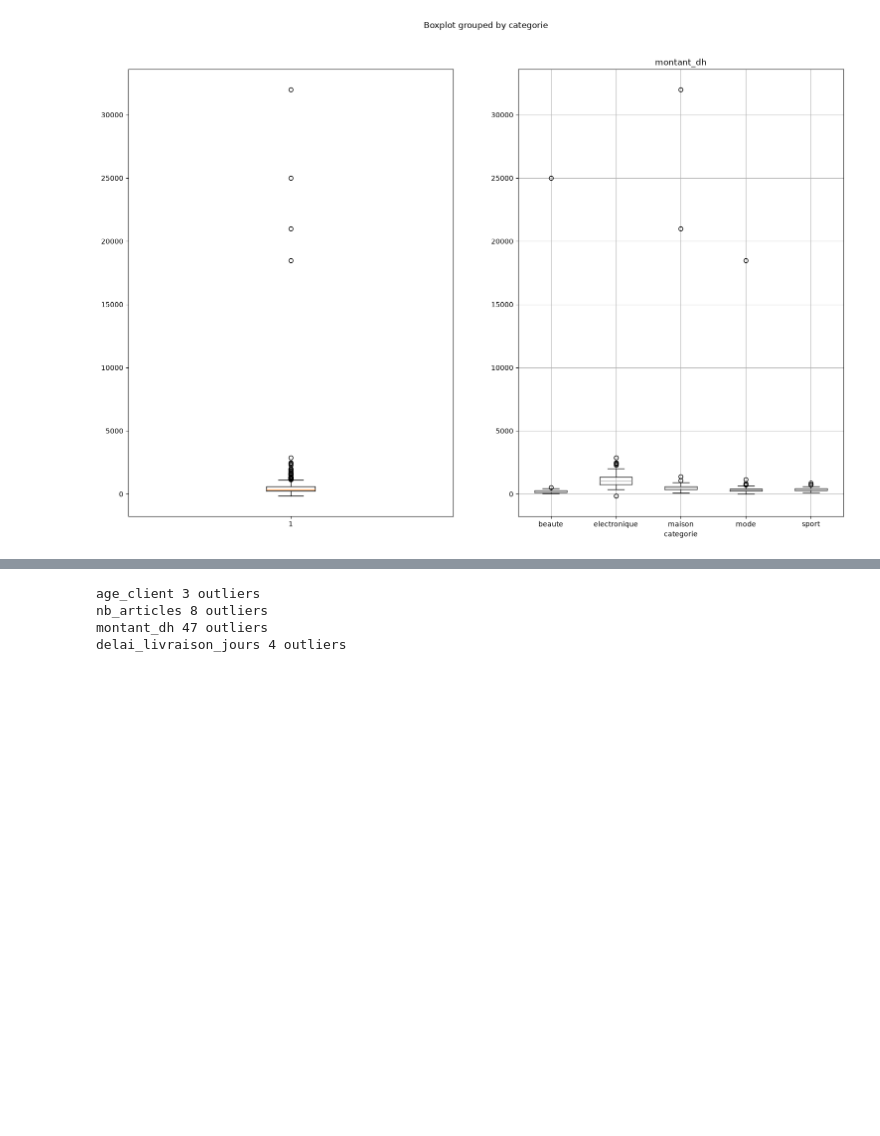
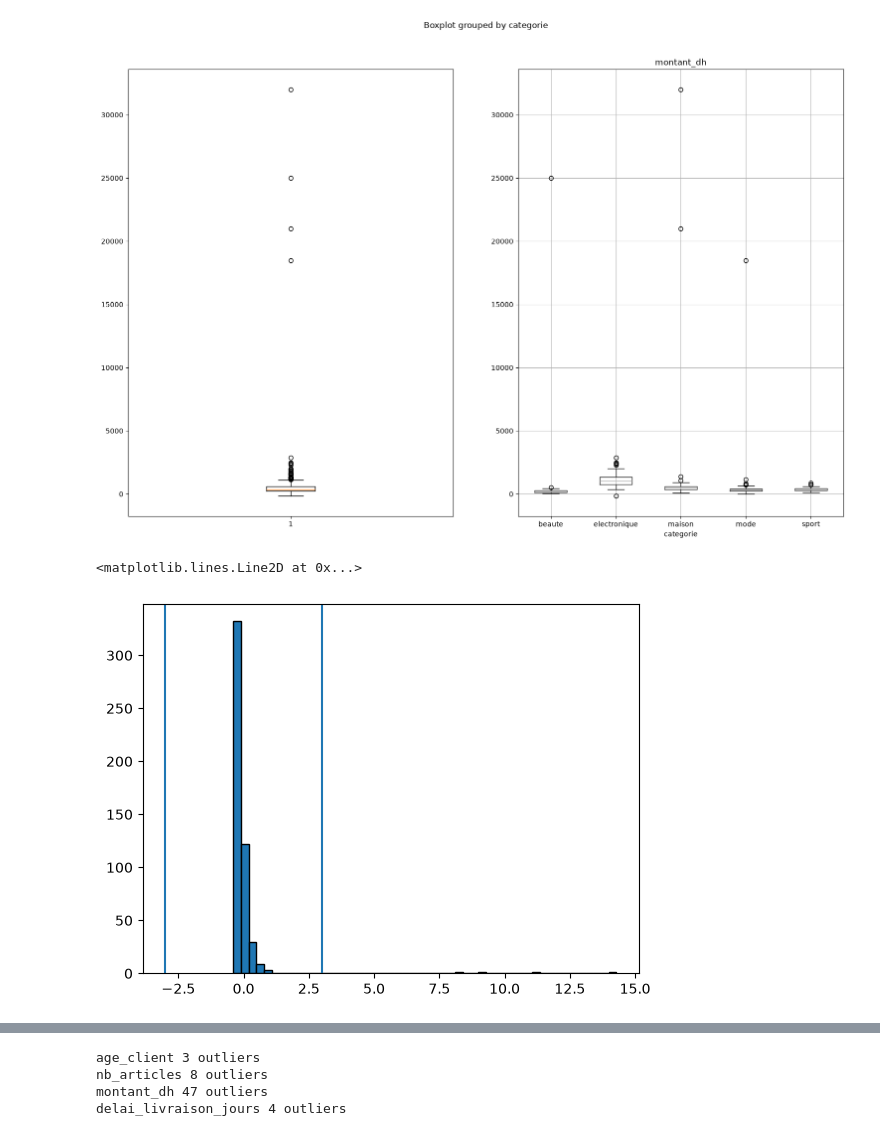
Before and after one commit to damghiziyad-hash/Analyse-des-commandes-et-des-messages-clients-de-MarocShop, a Jupyter notebook: notebooks/net_cmd.ipynb, the cells around one changed output, grey strips where cells are left out. Saved outputs shown, nothing was run; the diff lists cells and outputs as text; code cells hidden in the pictures; blank space fills up the shorter version.

```diff
--- a/notebooks/net_cmd.ipynb
+++ b/notebooks/net_cmd.ipynb
@@ -459,3 +459,26 @@ df.boxplot(column= 'montant_dh' ,  by = 'categorie' , ax = axes[1])
 # %% [output]
 <Axes: title={'center': 'montant_dh'}, xlabel='categorie'>
 [figure]
+# %%
+ecart_montant = np.std(df['montant_dh'])
+moyenne_montant = np.mean(df['montant_dh'])
+z_score_list = []
+for i in df['montant_dh']:
+    z_score = (i - moyenne_montant) / ecart_montant
+    z_score_list.append(z_score)
+df['z_montant'] = z_score_list
+# %%
+ecart_montant = np.std(df['age_client'])
+moyenne_montant = np.mean(df['age_client'])
+z_score_list = []
+for i in df['age_client']:
+    z_score = (i - moyenne_montant) / ecart_montant
+    z_score_list.append(z_score)
+df['z_age'] = z_score_list
+# %%
+plt.hist(df['z_montant'], bins=50, edgecolor='black')
+plt.axvline(x = 3)
+plt.axvline(x = -3)
+# %% [output]
+<matplotlib.lines.Line2D at 0x...>
+[figure, added]
```
Also changed, not shown: parts of 3 cells of this notebook, 1 other file.
